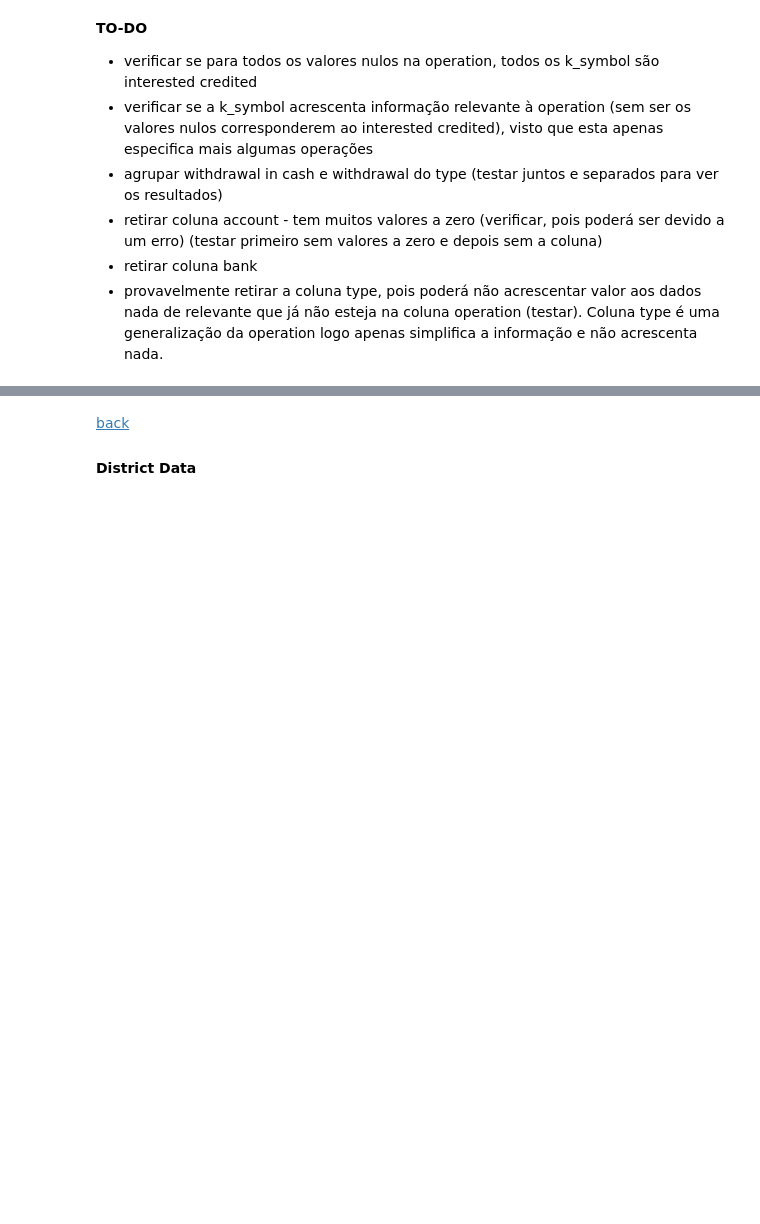
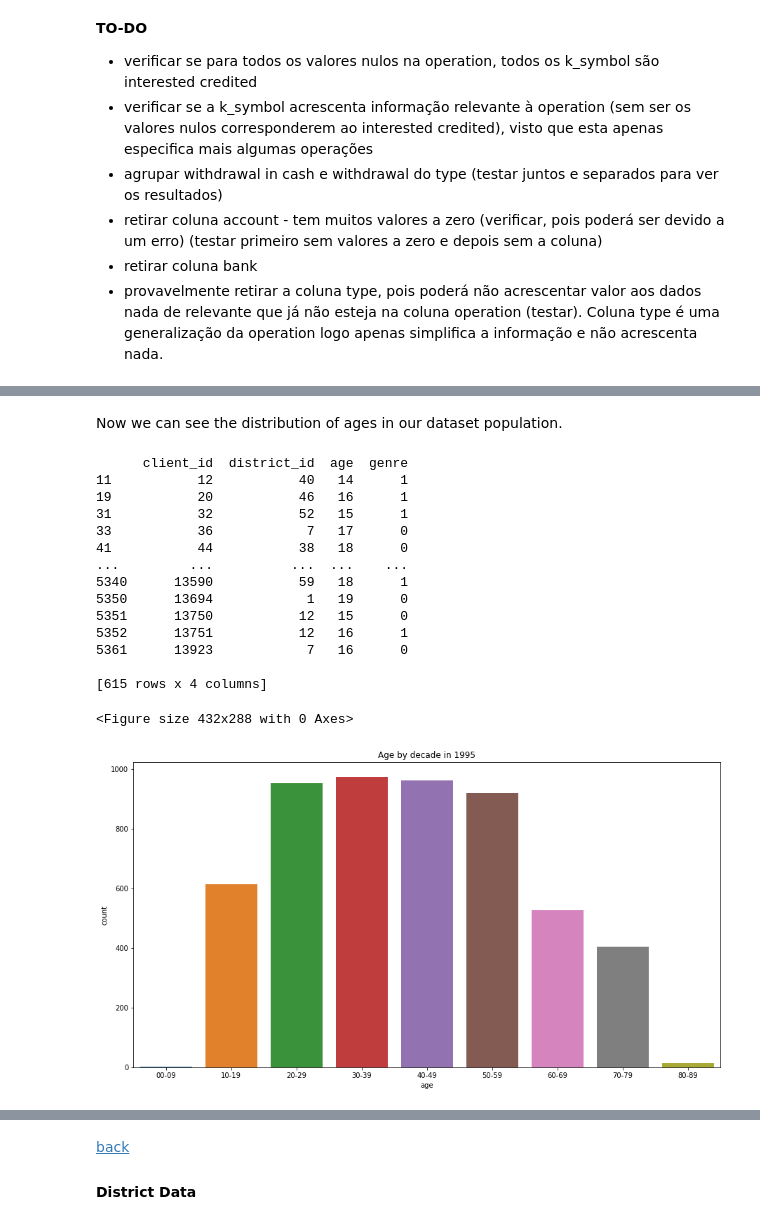
Before and after one commit to GustavoSena/AC-FEUP, a Jupyter notebook: LoadDataset.ipynb, the cells around one changed output, grey strips where cells are left out. Drawn from its saved outputs; the diff is of its cells as text; code cells hidden in the pictures; blank space fills up the shorter version.

```diff
--- a/LoadDataset.ipynb
+++ b/LoadDataset.ipynb
@@ -87,7 +163,7 @@ for date in birth_dates:
 ages = []
 for date in dates_parsed:
     born_year = '19' + date[:2]
-    age = 2021 - int(born_year)
+    age = 1995 - int(born_year)
     ages.append(age)
 
 client_data = client_data.drop(['birth_number'], axis = 1)
@@ -96,0 +180,41 @@ client_data.head()
+# %% [markdown]
+Now we can see  the distribution of ages in our dataset population.
+# %%
+def get_decade(year):
+    year_int = int(year)
+    string = str(year_int//10) + "0-" + str(year_int//10) + "9"
+    return string
+
+client_data_copy = client_data.copy()
+clients = client_data_copy.loc[client_data_copy.age<20]
+
+print(clients)
+
+client_data_copy = client_data_copy.astype({'age': str})
+
+client_data_copy['age'] = client_data_copy['age'].apply(lambda x: get_decade(x))
+
+client_data_copy = client_data_copy.sort_values('age')
+
+fig = plt.figure()
+plt.figure(figsize=(15,8))
+plt.title("Age by decade in 1995")
+ax = sb.countplot(x="age", data=client_data_copy)
+plt.show()
+# %% [output]
+      client_id  district_id  age  genre
+11           12           40   14      1
+19           20           46   16      1
+31           32           52   15      1
+33           36            7   17      0
+41           44           38   18      0
+...         ...          ...  ...    ...
+5340      13590           59   18      1
+5350      13694            1   19      0
+5351      13750           12   15      0
+5352      13751           12   16      1
+5361      13923            7   16      0
+
+[615 rows x 4 columns]
+<Figure size 432x288 with 0 Axes>
+[figure, added]
```
Also changed, not shown: parts of 65 cells of this notebook.
